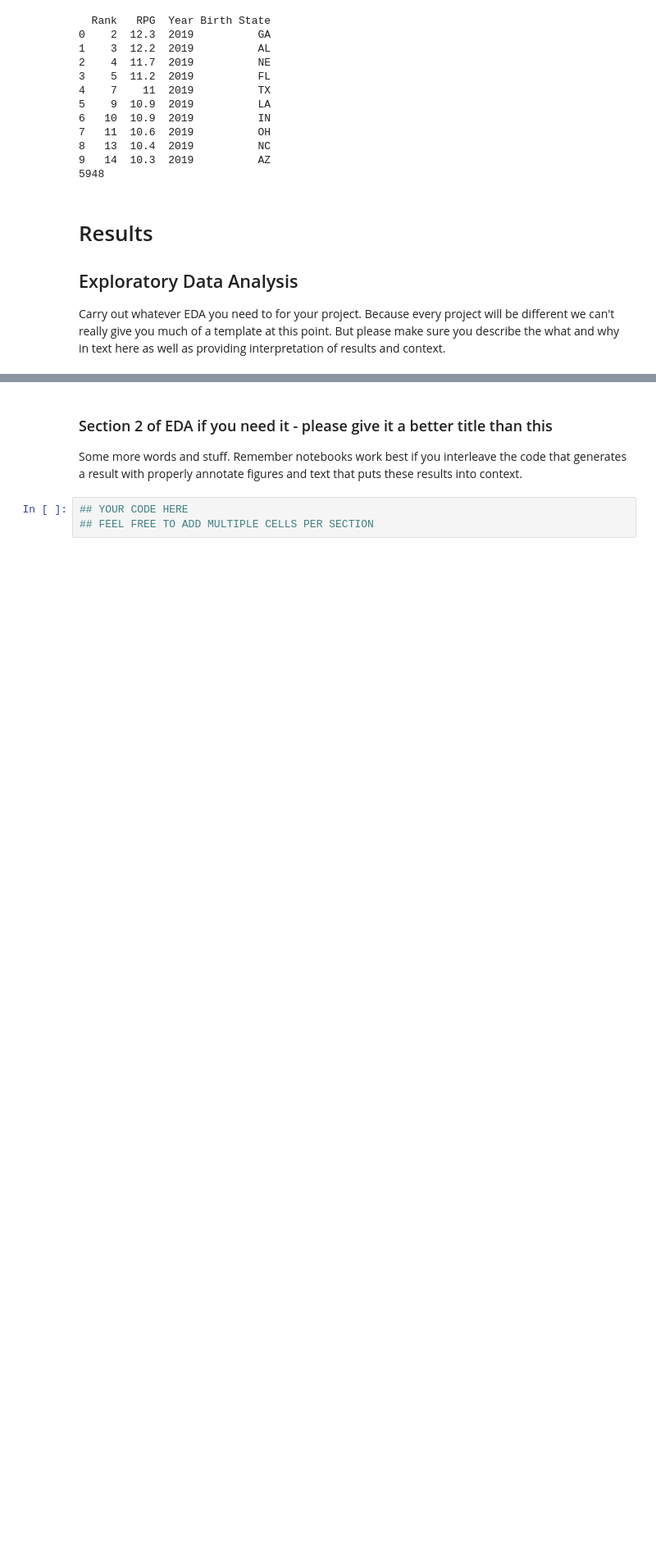
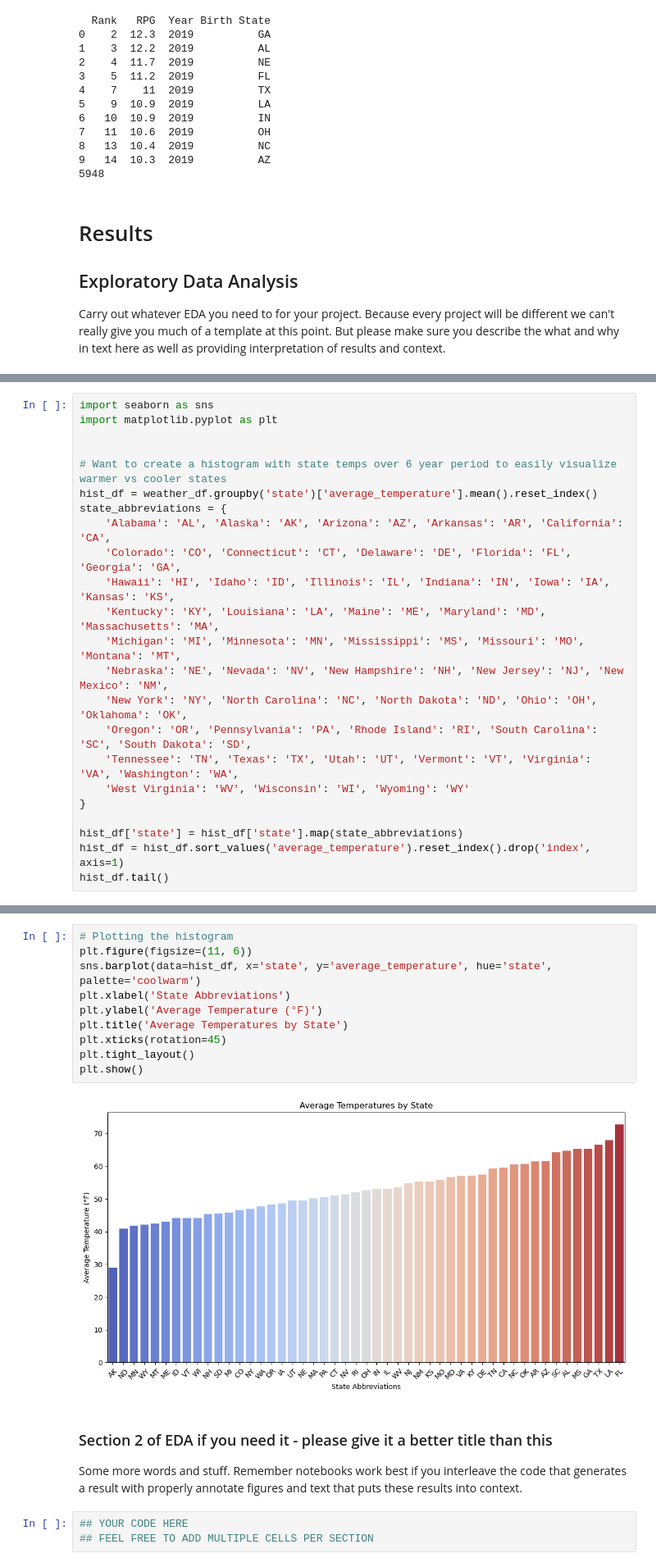
Before and after one commit to jayden789/State-weather-player-performance, a Jupyter notebook: EDACheckpoint_group69.ipynb, the cells around one changed output, grey strips where cells are left out. Shown: that part at 82% size. Cells and saved outputs as stored; diff of their text form; blank space fills up the shorter version.

Commit message:
added temperature histogram

```diff
--- a/EDACheckpoint_group69.ipynb
+++ b/EDACheckpoint_group69.ipynb
@@ -644,0 +642,23 @@ Some more words and stuff.  Remember notebooks work best if you interleave the c
+# %%
+import seaborn as sns
+import matplotlib.pyplot as plt
+
+
+# Want to create a histogram with state temps over 6 year period to easily visualize warmer vs cooler states
+hist_df = weather_df.groupby('state')['average_temperature'].mean().reset_index()
+state_abbreviations = {
+    'Alabama': 'AL', 'Alaska': 'AK', 'Arizona': 'AZ', 'Arkansas': 'AR', 'California': 'CA',
+    'Colorado': 'CO', 'Connecticut': 'CT', 'Delaware': 'DE', 'Florida': 'FL', 'Georgia': 'GA',
+    'Hawaii': 'HI', 'Idaho': 'ID', 'Illinois': 'IL', 'Indiana': 'IN', 'Iowa': 'IA', 'Kansas': 'KS',
+    'Kentucky': 'KY', 'Louisiana': 'LA', 'Maine': 'ME', 'Maryland': 'MD', 'Massachusetts': 'MA',
+    'Michigan': 'MI', 'Minnesota': 'MN', 'Mississippi': 'MS', 'Missouri': 'MO', 'Montana': 'MT',
+    'Nebraska': 'NE', 'Nevada': 'NV', 'New Hampshire': 'NH', 'New Jersey': 'NJ', 'New Mexico': 'NM',
+    'New York': 'NY', 'North Carolina': 'NC', 'North Dakota': 'ND', 'Ohio': 'OH', 'Oklahoma': 'OK',
+    'Oregon': 'OR', 'Pennsylvania': 'PA', 'Rhode Island': 'RI', 'South Carolina': 'SC', 'South Dakota': 'SD',
+    'Tennessee': 'TN', 'Texas': 'TX', 'Utah': 'UT', 'Vermont': 'VT', 'Virginia': 'VA', 'Washington': 'WA',
+    'West Virginia': 'WV', 'Wisconsin': 'WI', 'Wyoming': 'WY'
+}
+
+hist_df['state'] = hist_df['state'].map(state_abbreviations)
+hist_df = hist_df.sort_values('average_temperature').reset_index().drop('index', axis=1)
+hist_df.tail()
@@ -645,3 +672,15 @@ Some more words and stuff.  Remember notebooks work best if you interleave the c
+# %%
+# Plotting the histogram
+plt.figure(figsize=(11, 6))
+sns.barplot(data=hist_df, x='state', y='average_temperature', hue='state', palette='coolwarm')
+plt.xlabel('State Abbreviations')
+plt.ylabel('Average Temperature (°F)')
+plt.title('Average Temperatures by State')
+plt.xticks(rotation=45)
+plt.tight_layout()
+plt.show()
+# %% [output]
+[figure, added]
 # %% [markdown]
 ### Section 2 of EDA if you need it  - please give it a better title than this
 
```
Also changed, not shown: parts of 5 cells of this notebook.
